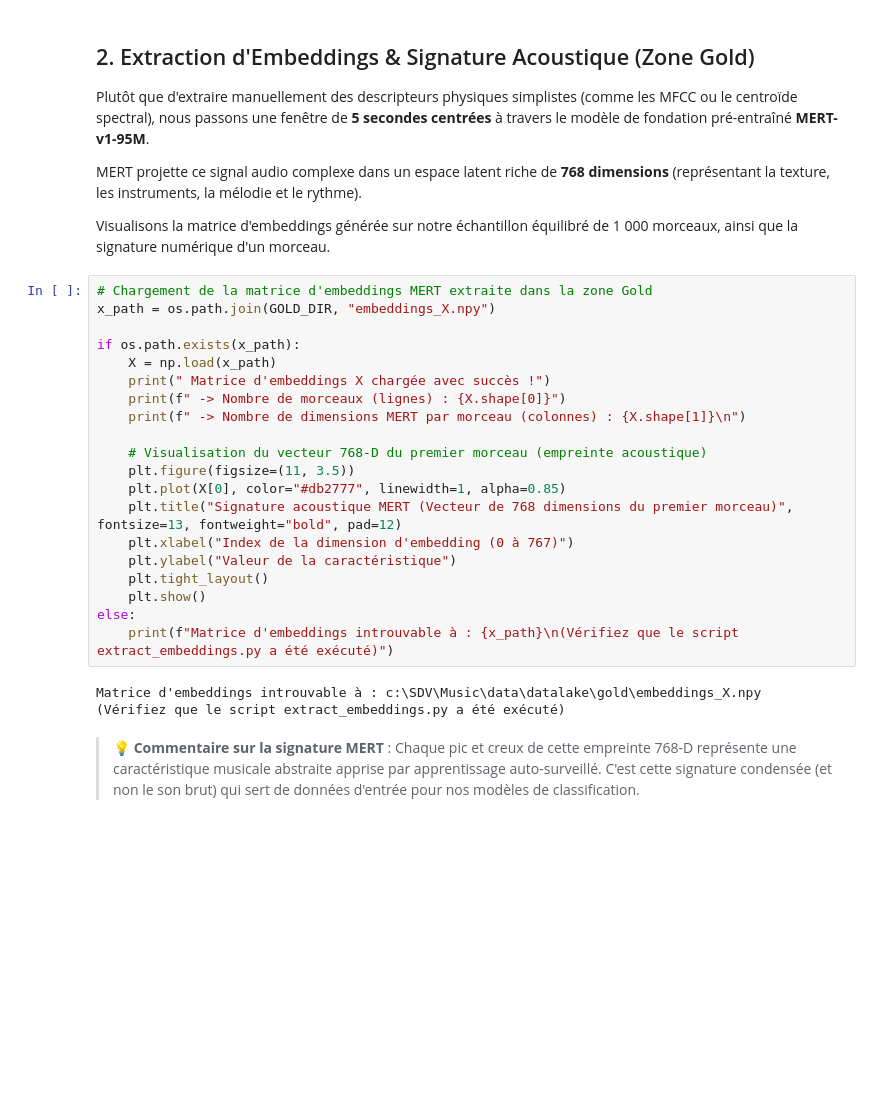
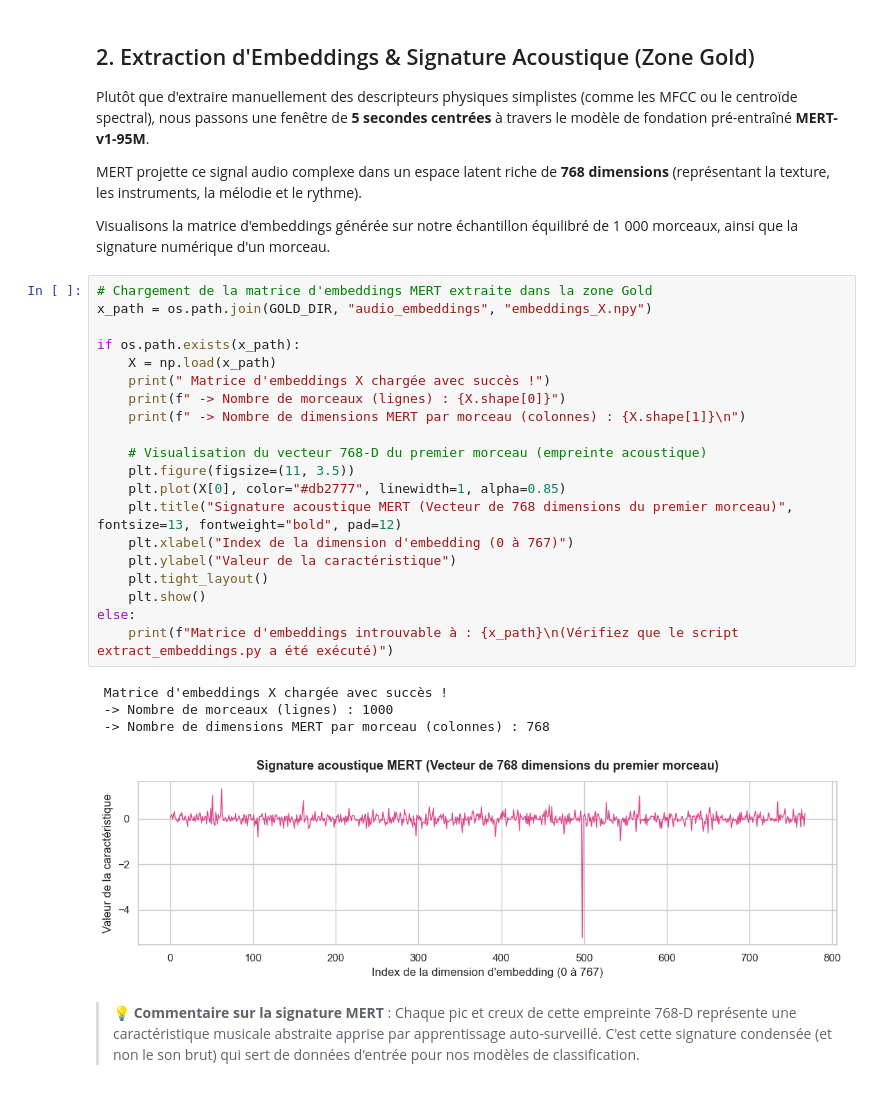
Before and after one commit to achour-sarah/Music-Platform, a Jupyter notebook: pipeline_end_to_end.ipynb, the cells around one changed output. Cells and saved outputs as stored; diff of their text form; blank space fills up the shorter version.

Commit message:
docs: fix MERT embedding filepath in end-to-end jupyter notebook

```diff
--- a/pipeline_end_to_end.ipynb
+++ b/pipeline_end_to_end.ipynb
@@ -64,27 +64,29 @@ MERT projette ce signal audio complexe dans un espace latent riche de **768 dime
 Visualisons la matrice d'embeddings générée sur notre échantillon équilibré de 1 000 morceaux, ainsi que la signature numérique d'un morceau.
 # %%
 # Chargement de la matrice d'embeddings MERT extraite dans la zone Gold
-x_path = os.path.join(GOLD_DIR, "embeddings_X.npy")
+x_path = os.path.join(GOLD_DIR, "audio_embeddings", "embeddings_X.npy")
 
 if os.path.exists(x_path):
     X = np.load(x_path)
     print(" Matrice d'embeddings X chargée avec succès !")
     print(f" -> Nombre de morceaux (lignes) : {X.shape[0]}")
     print(f" -> Nombre de dimensions MERT par morceau (colonnes) : {X.shape[1]}\n")
 
     # Visualisation du vecteur 768-D du premier morceau (empreinte acoustique)
     plt.figure(figsize=(11, 3.5))
     plt.plot(X[0], color="#db2777", linewidth=1, alpha=0.85)
     plt.title("Signature acoustique MERT (Vecteur de 768 dimensions du premier morceau)", fontsize=13, fontweight="bold", pad=12)
     plt.xlabel("Index de la dimension d'embedding (0 à 767)")
     plt.ylabel("Valeur de la caractéristique")
     plt.tight_layout()
     plt.show()
 else:
     print(f"Matrice d'embeddings introuvable à : {x_path}\n(Vérifiez que le script extract_embeddings.py a été exécuté)")
 # %% [output]
-Matrice d'embeddings introuvable à : c:\SDV\Music\data\datalake\gold\embeddings_X.npy
-(Vérifiez que le script extract_embeddings.py a été exécuté)
+ Matrice d'embeddings X chargée avec succès !
+ -> Nombre de morceaux (lignes) : 1000
+ -> Nombre de dimensions MERT par morceau (colonnes) : 768
+[figure, added]
 # %% [markdown]
 > 💡 **Commentaire sur la signature MERT** : Chaque pic et creux de cette empreinte 768-D représente une caractéristique musicale abstraite apprise par apprentissage auto-surveillé. C'est cette signature condensée (et non le son brut) qui sert de données d'entrée pour nos modèles de classification.
 # %% [markdown]
```
